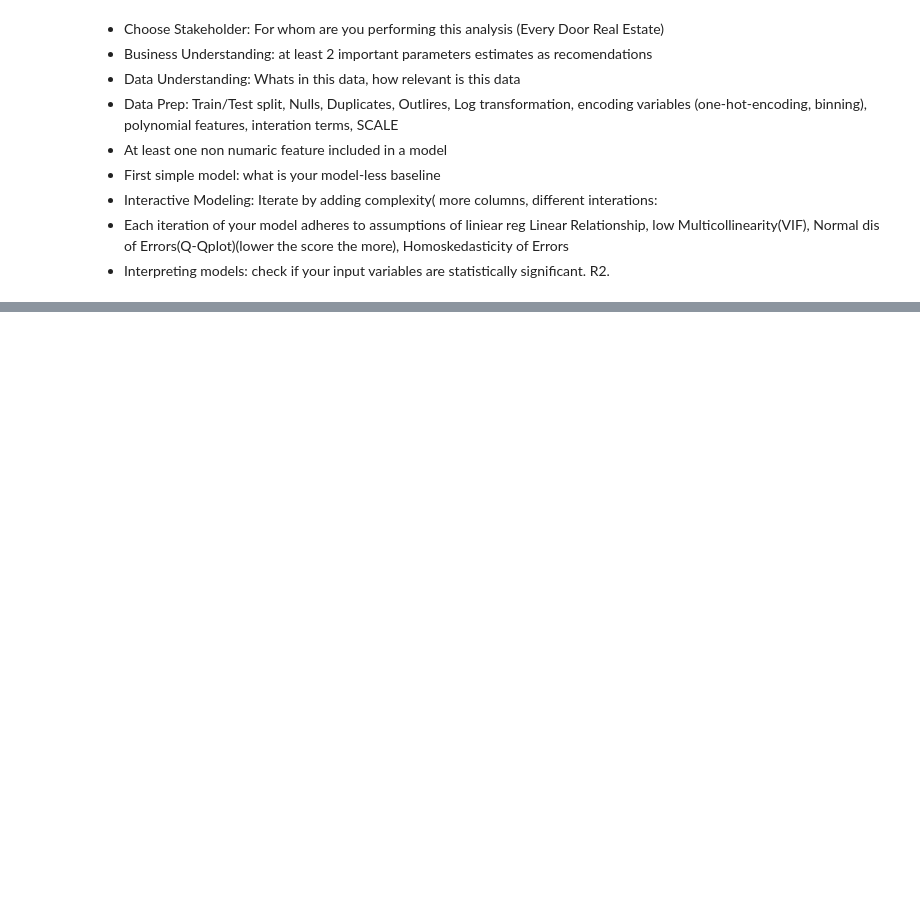
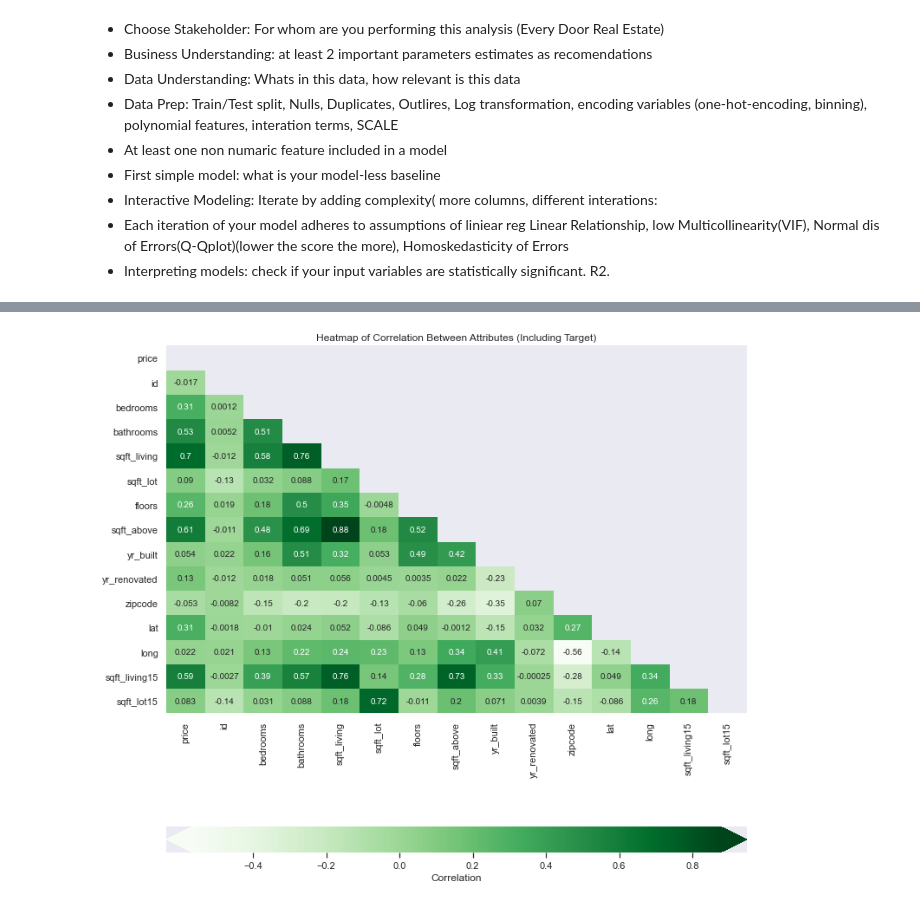
Before and after one commit to 281clo/King_County_House_Data_Analysis, a Jupyter notebook: Project.ipynb, the cells around one changed output, grey strips where cells are left out. Cells and saved outputs as stored; diff of their text form; code cells hidden in the pictures; blank space fills up the shorter version.

```diff
--- a/Project.ipynb
+++ b/Project.ipynb
@@ -52,0 +110,2 @@ sns.heatmap(df.corr(), annot=True);
+# %%
+X_train.drop(columns='waterfront', inplace=True)
@@ -52,0 +114,5 @@ sns.heatmap(df.corr(), annot=True);
+# %%
+X_train[X_train.bedrooms == 33]
+X_train.bedrooms.value_counts().sort_values(ascending=False)
+X_train.drop(index=15856, inplace=True)
+# Drop outlire
@@ -52,0 +168,11 @@ sns.heatmap(df.corr(), annot=True);
+# %%
+X_train["view"] = X_train["view"].fillna("N/A")
+from sklearn.preprocessing import OneHotEncoder
+view = X_train[["view"]]
+ohe = OneHotEncoder(categories="auto",sparse=False,handle_unknown="ignore")
+ohe.fit(view)
+view_trans = ohe.transform(view)
+view_trans1= pd.DataFrame(view_trans, columns=ohe.categories_[0],index=X_train.index)
+view_trans1
+X_train.drop("view", axis=1, inplace=True)
+X_train = pd.concat([df_1, view_trans1], axis=1)
@@ -52,0 +183,2 @@ sns.heatmap(df.corr(), annot=True);
+# %%
+X_train.price = X_train[X_train.price <= 1500000]
@@ -52,0 +216,22 @@ sns.heatmap(df.corr(), annot=True);
+# %%
+heatmap_data = pd.concat([y_train, X_train], axis=1)
+corr = heatmap_data.corr()
+
+fig, ax = plt.subplots(figsize=(12, 12))
+
+sns.heatmap(
+
+    data=corr,
+    # The mask means we only show half the values,
+    # instead of showing duplicates.
+    mask=np.triu(np.ones_like(corr, dtype=bool)),
+    ax=ax,
+    annot=True,
+    cbar_kws={"label": "Correlation", "orientation": "horizontal", "pad": .2, "extend": "both"},
+    cmap='Greens'
+)
+
+# Customize the plot appearance
+ax.set_title("Heatmap of Correlation Between Attributes (Including Target)");
+# %% [output]
+[figure, added]
```
Also changed, not shown: parts of 35 cells of this notebook, 1 other file.
